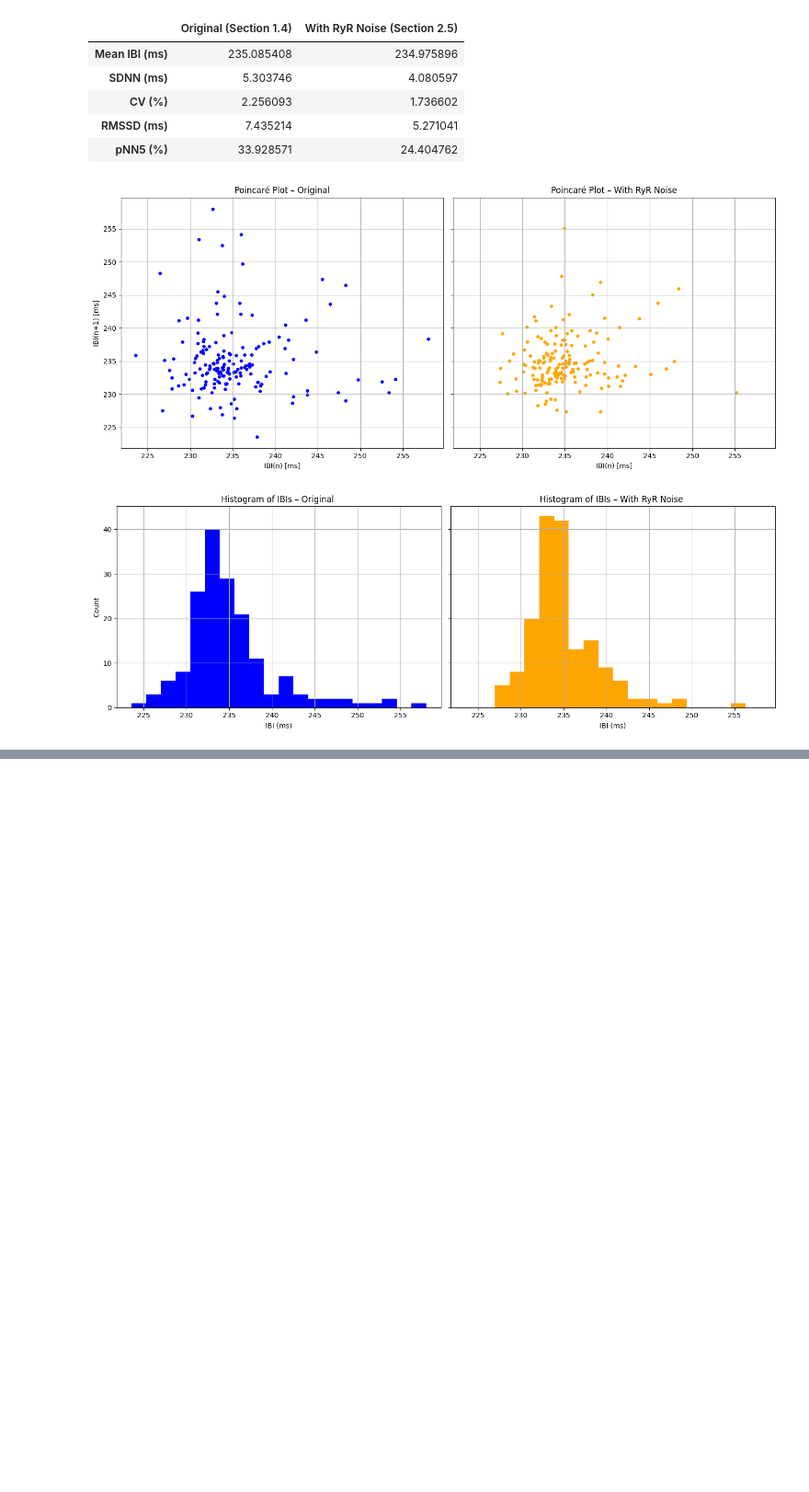
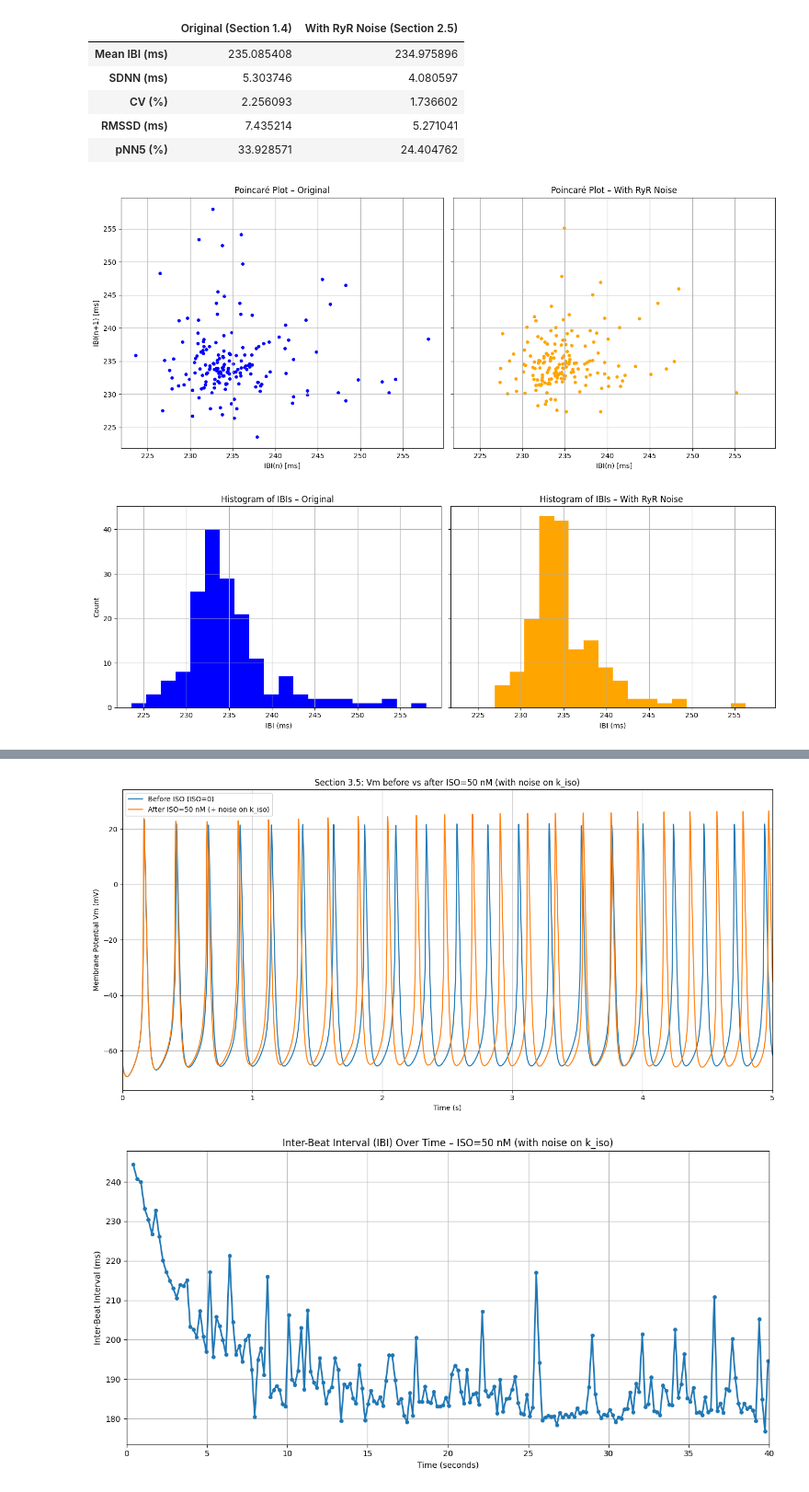
Before and after one commit to Mei-Sab/Project-part-3--BioElectrical-Phenomenas-, a Jupyter notebook: main.ipynb, the cells around one changed output, grey strips where cells are left out. Shown at 92% size. Drawn from its saved outputs; the diff is of its cells as text; code cells hidden in the pictures; blank space fills up the shorter version.

```diff
--- a/main.ipynb
+++ b/main.ipynb
@@ -357,0 +453,76 @@ plt.show()
+# %%
+# --- Question 3.5 ---
+# Repeat Sections 3.2–3.4 for ISO = 50 nM (with noise on k_iso)
+
+# (A) Vm before vs after ISO=50 nM
+con.ISO = 0.0
+con.sigma_k_iso = 0.0
+np.random.seed(42)
+
+sol_before_50 = solve_ivp(diff_eq, t_span, Y0, method="BDF")
+time_before_50 = sol_before_50.t
+voltage_before_50 = sol_before_50.y[0]
+
+con.ISO = 50.0
+con.sigma_k_iso = 1e-16
+np.random.seed(42)
+
+sol_after_50 = solve_ivp(diff_eq, t_span, Y0, method="BDF")
+time_after_50 = sol_after_50.t
+voltage_after_50 = sol_after_50.y[0]
+
+plt.figure(figsize=(14, 7))
+plt.plot(time_before_50/1000, voltage_before_50, label="Before ISO (ISO=0)", linewidth=1.5)
+plt.plot(time_after_50/1000, voltage_after_50, label="After ISO=50 nM (+ noise on k_iso)", linewidth=1.5)
+plt.xlim(0, 5)
+plt.xlabel("Time (s)")
+plt.ylabel("Membrane Potential Vm (mV)")
+plt.title("Section 3.5: Vm before vs after ISO=50 nM (with noise on k_iso)")
+plt.grid(True)
+plt.legend()
+plt.tight_layout()
+plt.show()
+
+
+# (B) IBI over time for ISO=50 nM
+peaks_time_iso50 = []
+for i in range(1, len(voltage_after_50) - 1):
+    if voltage_after_50[i-1] < voltage_after_50[i] and voltage_after_50[i] > voltage_after_50[i+1] and voltage_after_50[i] > 0:
+        peaks_time_iso50.append(time_after_50[i])
+
+peaks_time_iso50_array = np.array(peaks_time_iso50)
+
+IBIs_iso50 = np.diff(peaks_time_iso50_array)
+IBI_times_iso50 = peaks_time_iso50_array[1:]
+
+plt.figure(figsize=(12, 6))
+plt.plot(IBI_times_iso50/1000, IBIs_iso50, marker='o', linestyle='-', linewidth=2, markersize=4)
+plt.xlim(0, 40)
+plt.title('Inter-Beat Interval (IBI) Over Time – ISO=50 nM (with noise on k_iso)')
+plt.xlabel('Time (seconds)')
+plt.ylabel('Inter-Beat Interval (ms)')
+plt.grid(True)
+plt.tight_layout()
+plt.show()
+
+
+# (C) HRV parameters for ISO=50 nM
+mean_IBI_iso50 = np.mean(IBIs_iso50)
+SDNN_iso50 = np.std(IBIs_iso50, ddof=1)
+CV_iso50 = (SDNN_iso50 / mean_IBI_iso50) * 100
+
+successive_differences_iso50 = np.diff(IBIs_iso50)
+RMSSD_iso50 = np.sqrt(np.mean(successive_differences_iso50 ** 2))
+
+nn5_count_iso50 = np.sum(np.abs(successive_differences_iso50) > 5)
+pNN5_iso50 = (nn5_count_iso50 / len(successive_differences_iso50)) * 100
+
+print("HRV PARAMETERS – ISO = 50 nM (with noise on k_iso)")
+print(f"Mean Beat Interval:  {mean_IBI_iso50:.2f} ms")
+print(f"SDNN (Std Dev):      {SDNN_iso50:.2f} ms")
+print(f"CV:                  {CV_iso50:.2f} %")
+print(f"RMSSD:               {RMSSD_iso50:.2f} ms")
+print(f"pNN5:                {pNN5_iso50:.2f} %")
+# %% [output]
+[figure, added]
+[figure, added]
```
Also changed, not shown: parts of 5 cells of this notebook, 3 other files.
